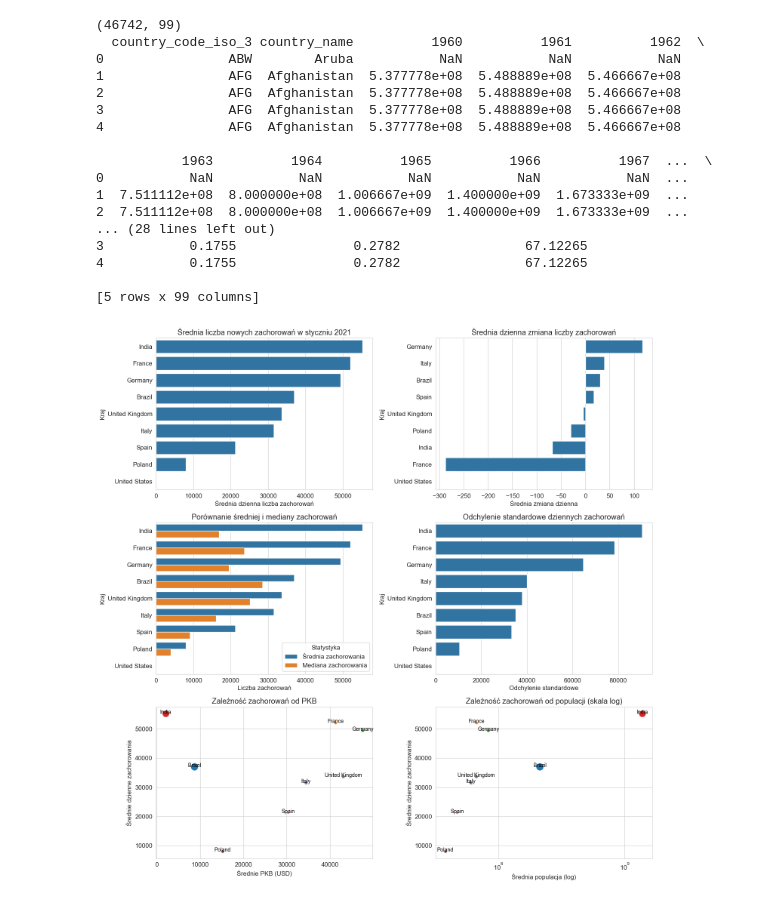
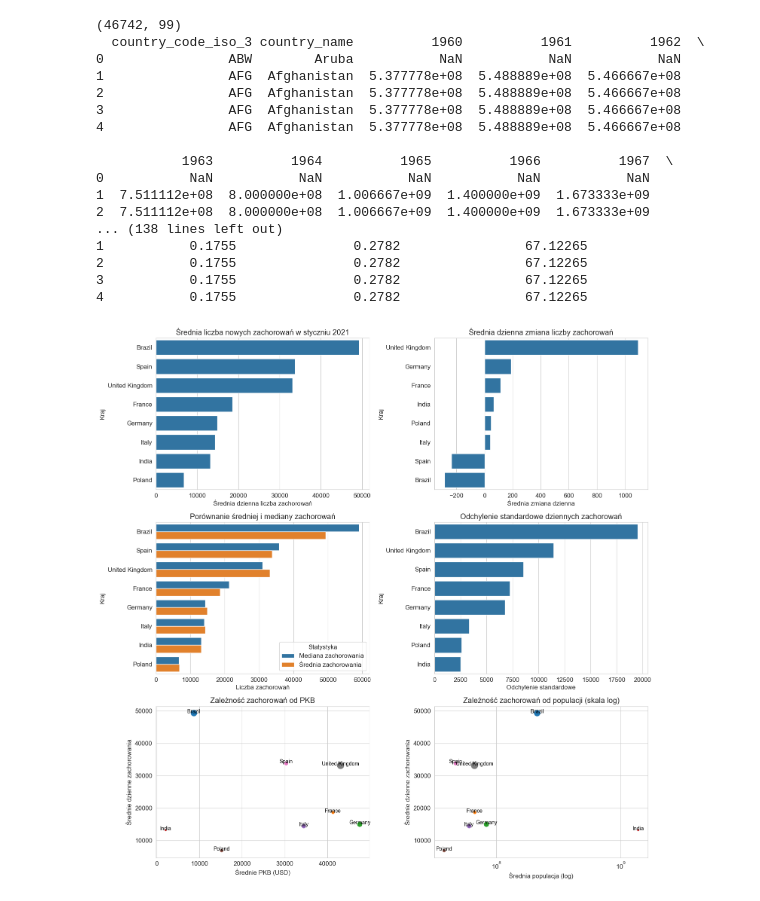
Before and after one commit to kasiap556/bigdata, a Jupyter notebook: main.ipynb, the cells around one changed output. Saved outputs shown, nothing was run; the diff lists cells and outputs as text; code cells hidden in the pictures.

```diff
--- a/main.ipynb
+++ b/main.ipynb
@@ -166,11 +166,10 @@ selected_countries = ['United States', 'India', 'Brazil', 'Russia', 'United King
 print(df.shape)
 print(df.head())
 
-# (df['date'] >= '2021-01-01') &
-#         (df['date'] <= '2021-01-31') &
-
 df = df[
-        df['country_name'].isin(selected_countries)
+        df['country_name'].isin(selected_countries)&
+        (df['date'] >= '2021-01-01') &
+        (df['date'] <= '2021-01-31')
 ]
 
 # Obliczenia statystyczne
@@ -273,38 +272,38 @@ sns.scatterplot(x='Śr populacja', y='Śr zachorowania', size='Śr zgony', hue='
 plt.xscale('log')
 plt.title('Zależność zachorowań od populacji (skala log)')
 plt.xlabel('Średnia populacja (log)')
 plt.ylabel('Średnie dzienne zachorowania')
 for line in range(0, pop_stats.shape[0]):
     plt.text(pop_stats['Śr populacja'][line], pop_stats['Śr zachorowania'][line],
             pop_stats['Country'][line], horizontalalignment='center',
             size='small', color='black')
 
 plt.tight_layout()
 plt.show()
 
 # # Analiza wyników
 # print("\nPodsumowanie statystyczne:")
 # print(f"1. Kraj z najwyższą średnią zachorowań: {mean_stats.loc[mean_stats['Średnia zachorowania'].idxmax(), 'Country']}")
 # print(f"2. Kraj z najniższym odchyleniem standardowym: {std_stats.loc[std_stats['Odchylenie zachorowania'].idxmin(), 'Country']}")
 # print(f"3. Największa różnica między średnią a medianą: {mean_median.groupby('Country')['Wartość'].apply(lambda x: x.max() - x.min()).idxmax()}")
 # print("4. W krajach o wyższym PKB obserwujemy generalnie wyższe średnie dzienne zachorowania")
 # print("5. Istnieje widoczna korelacja między wielkością populacji a liczbą zachorowań")
 # %% [output]
 (46742, 99)
   country_code_iso_3 country_name          1960          1961          1962  \
 0                ABW        Aruba           NaN           NaN           NaN
 1                AFG  Afghanistan  5.377778e+08  5.488889e+08  5.466667e+08
 2                AFG  Afghanistan  5.377778e+08  5.488889e+08  5.466667e+08
 3                AFG  Afghanistan  5.377778e+08  5.488889e+08  5.466667e+08
 4                AFG  Afghanistan  5.377778e+08  5.488889e+08  5.466667e+08
 
-           1963          1964          1965          1966          1967  ...  \
-0           NaN           NaN           NaN           NaN           NaN  ...
-1  7.511112e+08  8.000000e+08  1.006667e+09  1.400000e+09  1.673333e+09  ...
-2  7.511112e+08  8.000000e+08  1.006667e+09  1.400000e+09  1.673333e+09  ...
-... (28 lines left out)
+           1963          1964          1965          1966          1967  \
+0           NaN           NaN           NaN           NaN           NaN
+1  7.511112e+08  8.000000e+08  1.006667e+09  1.400000e+09  1.673333e+09
+2  7.511112e+08  8.000000e+08  1.006667e+09  1.400000e+09  1.673333e+09
+... (138 lines left out)
+1           0.1755               0.2782                67.12265
+2           0.1755               0.2782                67.12265
 3           0.1755               0.2782                67.12265
 4           0.1755               0.2782                67.12265
-
-[5 rows x 99 columns]
-[figure, old version]
+[figure, new version]
```
Also changed, not shown: parts of 2 cells of this notebook.
